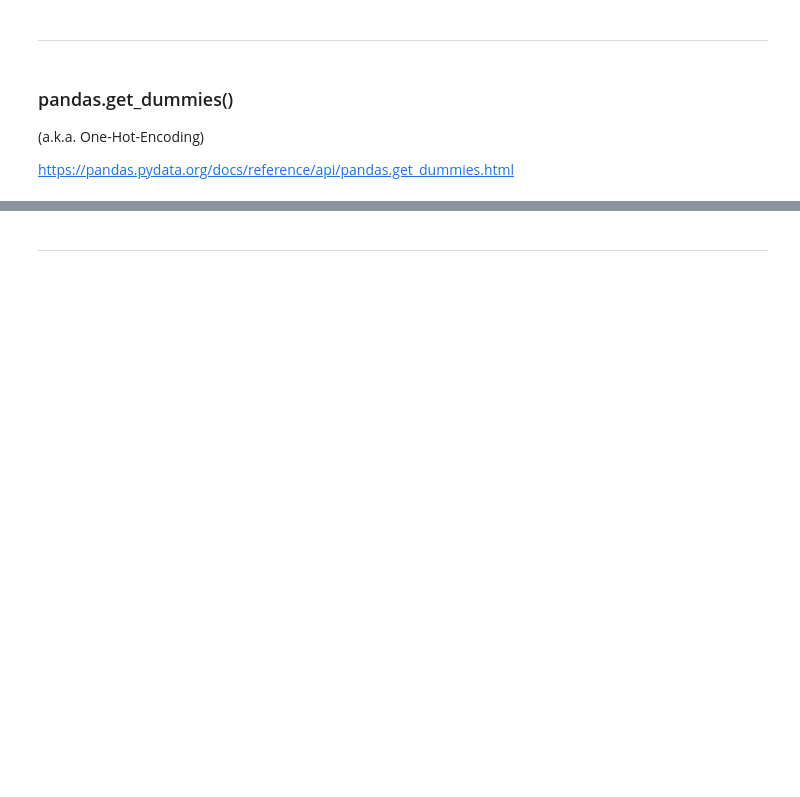
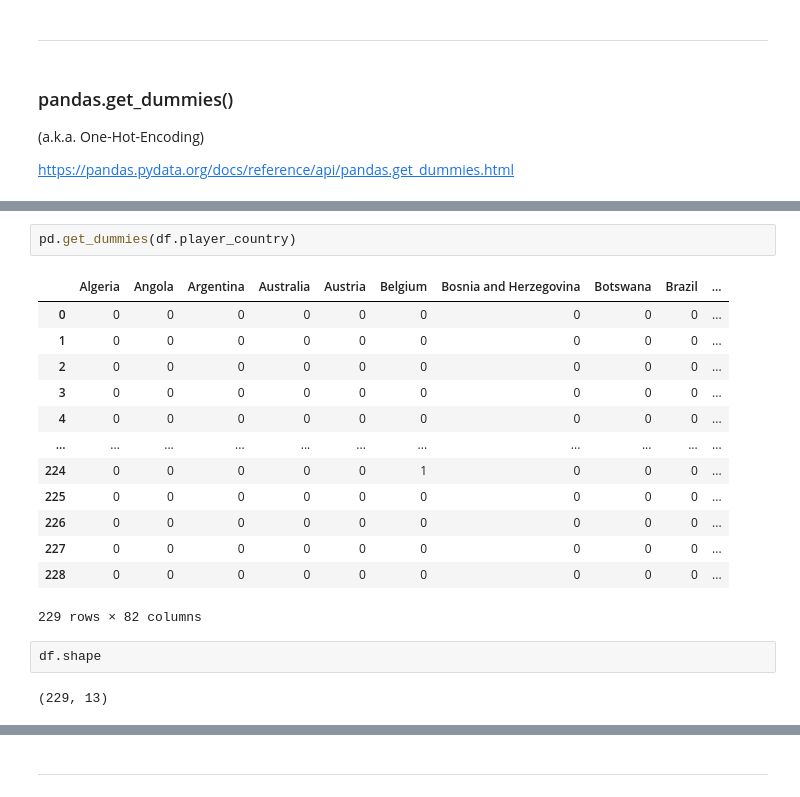
Before and after one commit to dataptmad0124/lessons, a Jupyter notebook: m1/20240205_etl_pandas_manipulation.ipynb, the cells around one changed output, grey strips where cells are left out. Saved outputs shown, nothing was run; the diff lists cells and outputs as text; blank space fills up the shorter version.

```diff
--- a/m1/20240205_etl_pandas_manipulation.ipynb
+++ b/m1/20240205_etl_pandas_manipulation.ipynb
@@ -31,0 +351,20 @@ https://pandas.pydata.org/docs/reference/api/pandas.get_dummies.html
+# %%
+pd.get_dummies(df.player_country)
+# %% [output]
+|  | Algeria | Angola | Argentina | Australia | Austria | Belgium | Bosnia and Herzegovina | Botswana | Brazil | ... |
+| 0 | 0 | 0 | 0 | 0 | 0 | 0 | 0 | 0 | 0 | ... |
+| 1 | 0 | 0 | 0 | 0 | 0 | 0 | 0 | 0 | 0 | ... |
+| 2 | 0 | 0 | 0 | 0 | 0 | 0 | 0 | 0 | 0 | ... |
+| 3 | 0 | 0 | 0 | 0 | 0 | 0 | 0 | 0 | 0 | ... |
+| 4 | 0 | 0 | 0 | 0 | 0 | 0 | 0 | 0 | 0 | ... |
+| ... | ... | ... | ... | ... | ... | ... | ... | ... | ... | ... |
+| 224 | 0 | 0 | 0 | 0 | 0 | 1 | 0 | 0 | 0 | ... |
+| 225 | 0 | 0 | 0 | 0 | 0 | 0 | 0 | 0 | 0 | ... |
+| 226 | 0 | 0 | 0 | 0 | 0 | 0 | 0 | 0 | 0 | ... |
+| 227 | 0 | 0 | 0 | 0 | 0 | 0 | 0 | 0 | 0 | ... |
+| 228 | 0 | 0 | 0 | 0 | 0 | 0 | 0 | 0 | 0 | ... |
+229 rows × 82 columns
+# %%
+df.shape
+# %% [output]
+(229, 13)
```
Also changed, not shown: parts of 30 cells of this notebook.
